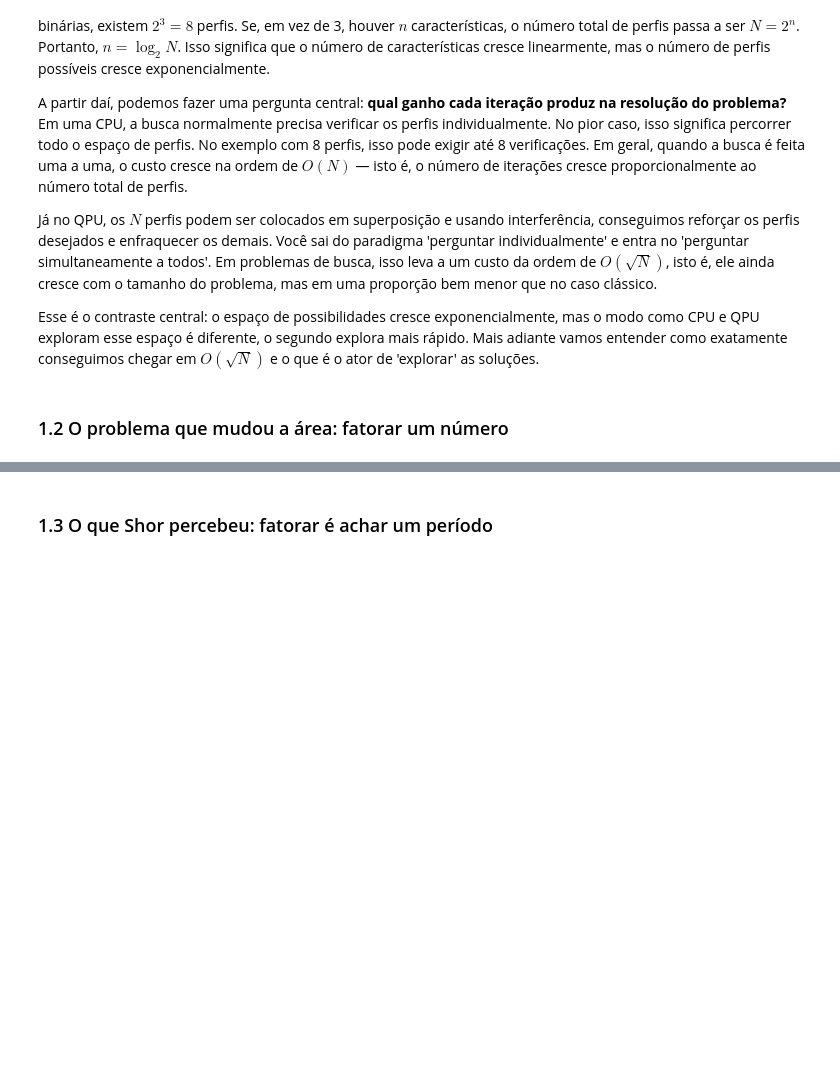
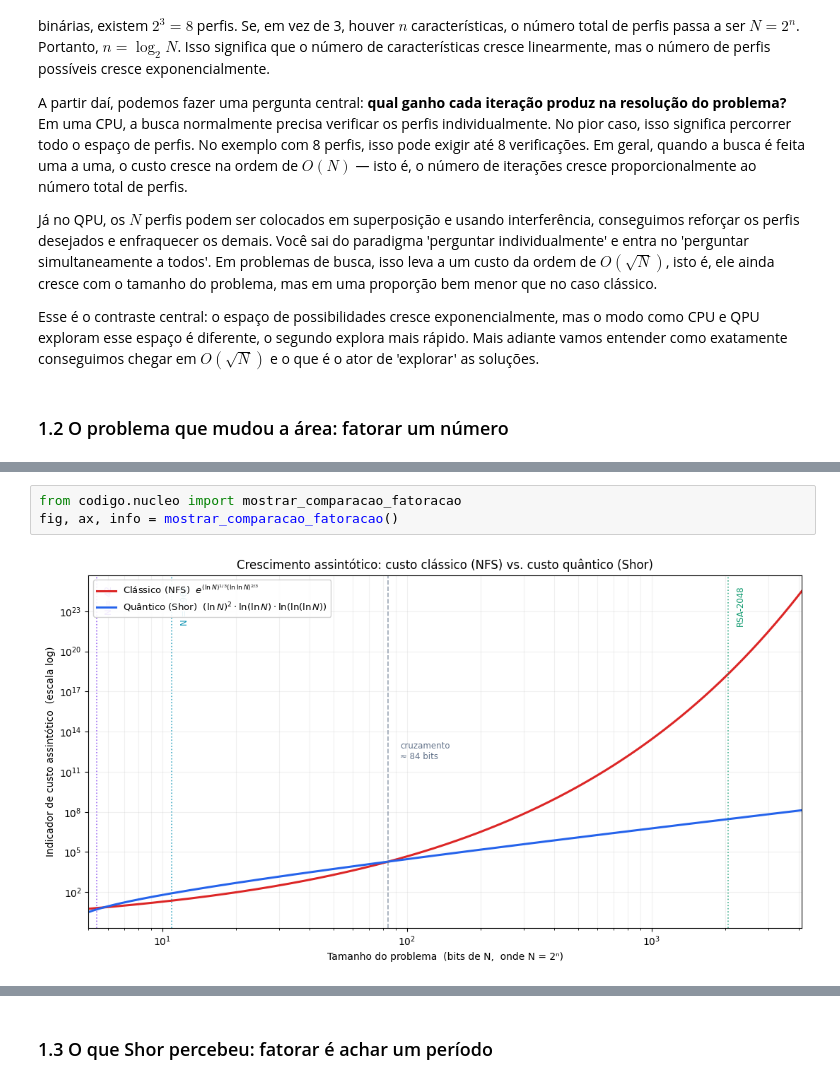
Before and after one commit to Green-Cinnamon-Labs/spectral-quantum-playground, a Jupyter notebook: nucleo/N-02.ipynb, the cells around one changed output, grey strips where cells are left out. Cells and saved outputs as stored; diff of their text form; blank space fills up the shorter version.

```diff
--- a/nucleo/N-02.ipynb
+++ b/nucleo/N-02.ipynb
@@ -95,0 +98,5 @@ A pergunta que nos interessa aqui é: **como Shor codificou o problema de fatora
+# %%
+from codigo.nucleo import mostrar_comparacao_fatoracao
+fig, ax, info = mostrar_comparacao_fatoracao()
+# %% [output]
+[figure, added]
```
Also changed, not shown: parts of 5 cells of this notebook, 4 other files.
